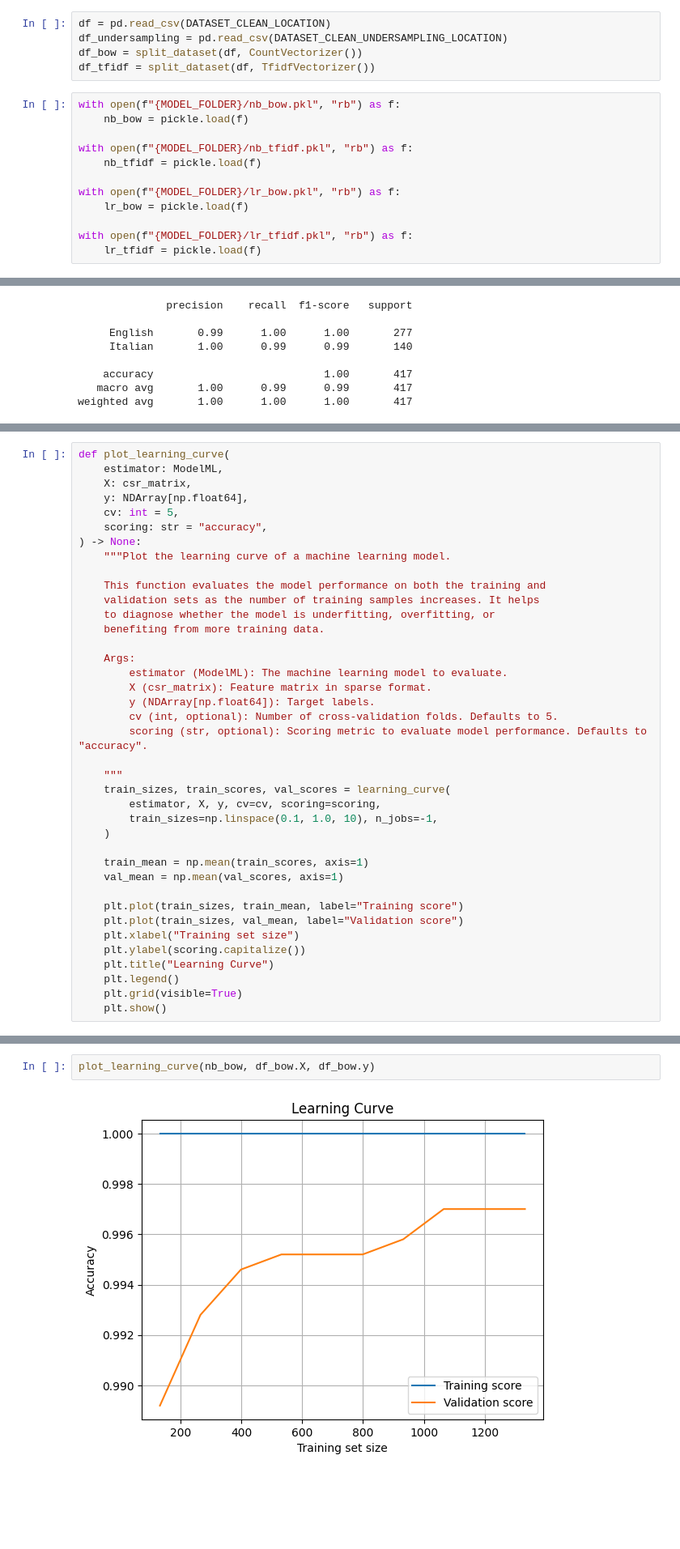
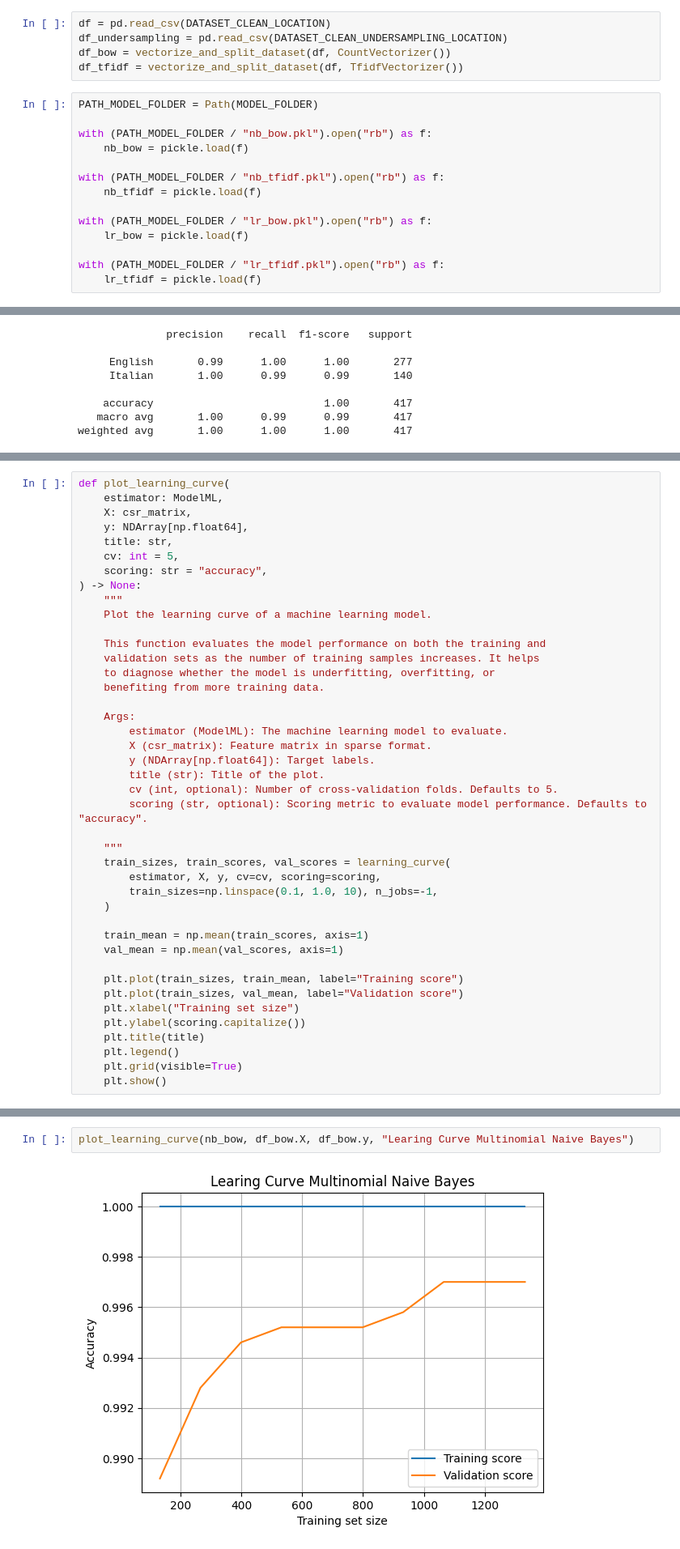
Before and after one commit to Simone-Smaldore/Language-Classifier, a Jupyter notebook: notebooks/4-Model_evaluation.ipynb, the cells around one changed output, grey strips where cells are left out. Shown at 81% size. Saved outputs shown, nothing was run; the diff lists cells and outputs as text; blank space fills up the shorter version.

```diff
--- a/notebooks/4-Model_evaluation.ipynb
+++ b/notebooks/4-Model_evaluation.ipynb
@@ -21,19 +22,21 @@ from sklearn.model_selection import cross_val_score, learning_curve
 # %%
 df = pd.read_csv(DATASET_CLEAN_LOCATION)
 df_undersampling = pd.read_csv(DATASET_CLEAN_UNDERSAMPLING_LOCATION)
-df_bow = split_dataset(df, CountVectorizer())
-df_tfidf = split_dataset(df, TfidfVectorizer())
+df_bow = vectorize_and_split_dataset(df, CountVectorizer())
+df_tfidf = vectorize_and_split_dataset(df, TfidfVectorizer())
 # %%
-with open(f"{MODEL_FOLDER}/nb_bow.pkl", "rb") as f:
+PATH_MODEL_FOLDER = Path(MODEL_FOLDER)
+
+with (PATH_MODEL_FOLDER / "nb_bow.pkl").open("rb") as f:
     nb_bow = pickle.load(f)
 
-with open(f"{MODEL_FOLDER}/nb_tfidf.pkl", "rb") as f:
+with (PATH_MODEL_FOLDER / "nb_tfidf.pkl").open("rb") as f:
     nb_tfidf = pickle.load(f)
 
-with open(f"{MODEL_FOLDER}/lr_bow.pkl", "rb") as f:
+with (PATH_MODEL_FOLDER / "lr_bow.pkl").open("rb") as f:
     lr_bow = pickle.load(f)
 
-with open(f"{MODEL_FOLDER}/lr_tfidf.pkl", "rb") as f:
+with (PATH_MODEL_FOLDER / "lr_tfidf.pkl").open("rb") as f:
     lr_tfidf = pickle.load(f)
 # %%
 ### Valuto che non sono stato solo fortunato nello split
@@ -170,10 +190,12 @@ def plot_learning_curve(
     estimator: ModelML,
     X: csr_matrix,
     y: NDArray[np.float64],
+    title: str,
     cv: int = 5,
     scoring: str = "accuracy",
 ) -> None:
-    """Plot the learning curve of a machine learning model.
+    """
+    Plot the learning curve of a machine learning model.
 
     This function evaluates the model performance on both the training and
     validation sets as the number of training samples increases. It helps
@@ -184,6 +206,7 @@ def plot_learning_curve(
         estimator (ModelML): The machine learning model to evaluate.
         X (csr_matrix): Feature matrix in sparse format.
         y (NDArray[np.float64]): Target labels.
+        title (str): Title of the plot.
         cv (int, optional): Number of cross-validation folds. Defaults to 5.
         scoring (str, optional): Scoring metric to evaluate model performance. Defaults to "accuracy".
 
@@ -200,7 +223,7 @@ def plot_learning_curve(
     plt.plot(train_sizes, val_mean, label="Validation score")
     plt.xlabel("Training set size")
     plt.ylabel(scoring.capitalize())
-    plt.title("Learning Curve")
+    plt.title(title)
     plt.legend()
     plt.grid(visible=True)
     plt.show()
@@ -212,4 +235,4 @@ plot_learning_curve(lr_bow, df_bow.X, df_bow.y)
 # %%
-plot_learning_curve(nb_bow, df_bow.X, df_bow.y)
+plot_learning_curve(nb_bow, df_bow.X, df_bow.y, "Learing Curve Multinomial Naive Bayes")
 # %% [output]
-[figure, old version]
+[figure, new version]
```
Also changed, not shown: parts of 4 cells of this notebook, 13 other files.
